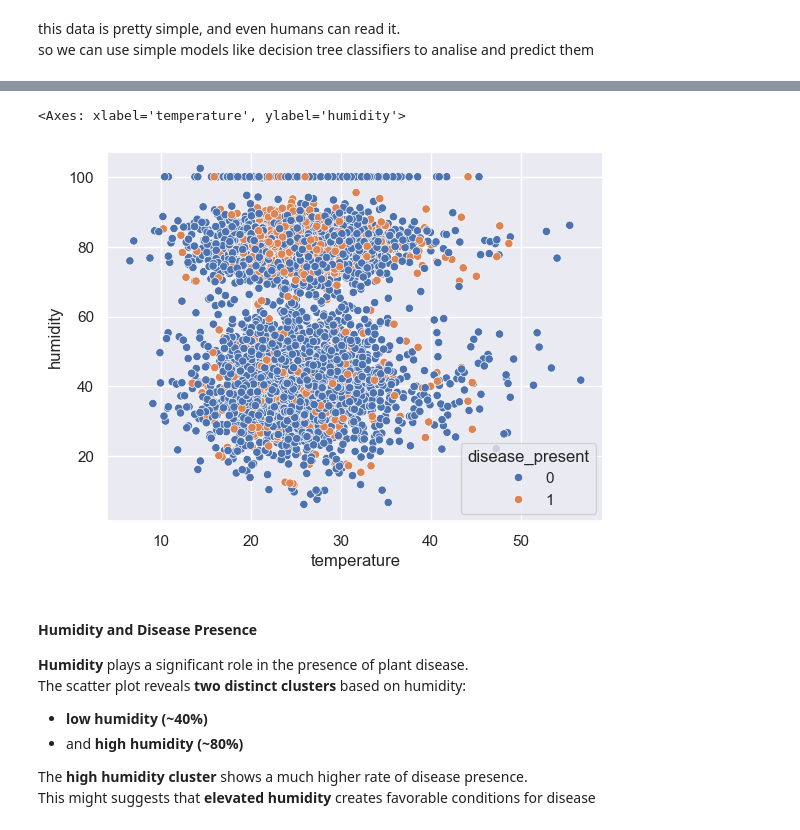
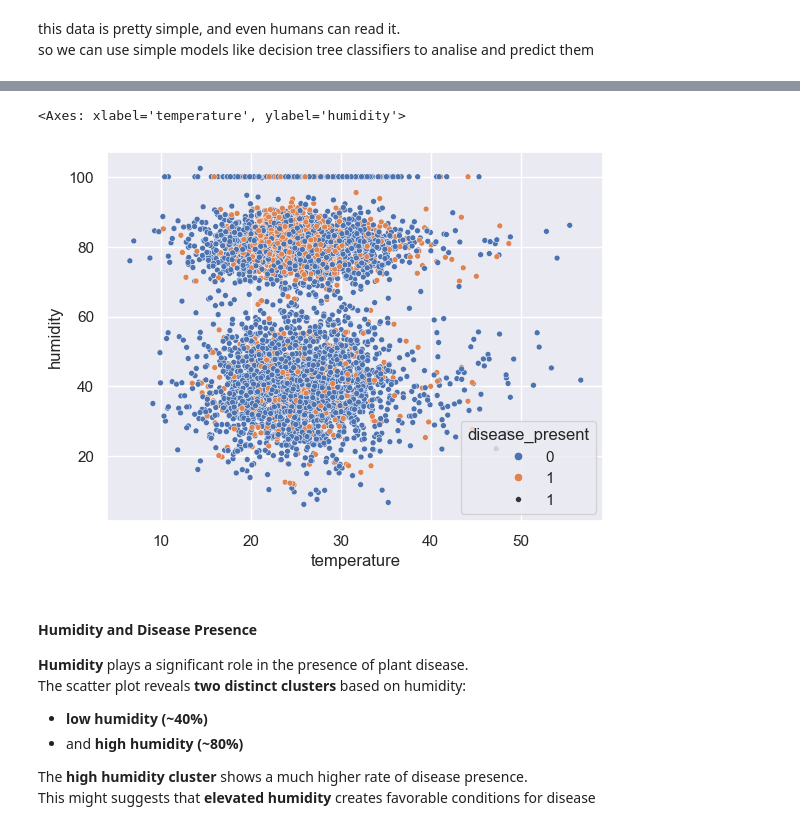
Before and after one commit to gts0025/python_projects, a Jupyter notebook: AI and data/plant_disease/jupiter_plant_data_analysis.ipynb, the cells around one changed output, grey strips where cells are left out. Cells and saved outputs as stored; diff of their text form; code cells hidden in the pictures.

```diff
--- a/AI and data/plant_disease/jupiter_plant_data_analysis.ipynb
+++ b/AI and data/plant_disease/jupiter_plant_data_analysis.ipynb
@@ -30,9 +61,15 @@ sns.set_theme(style="darkgrid")
 # %%
 
-sns.scatterplot(data=plant_data, x='temperature', y='humidity', hue='disease_present')
+sns.scatterplot(
+    data=plant_data,
+    x='temperature',
+    y='humidity',
+    hue='disease_present',
+    size = 1
+    )
 # %% [output]
 <Axes: xlabel='temperature', ylabel='humidity'>
-[figure, old version]
+[figure, new version]
 # %% [markdown]
 #### **Humidity and Disease Presence**
 
```
Also changed, not shown: parts of 13 cells of this notebook, 9 other files.
